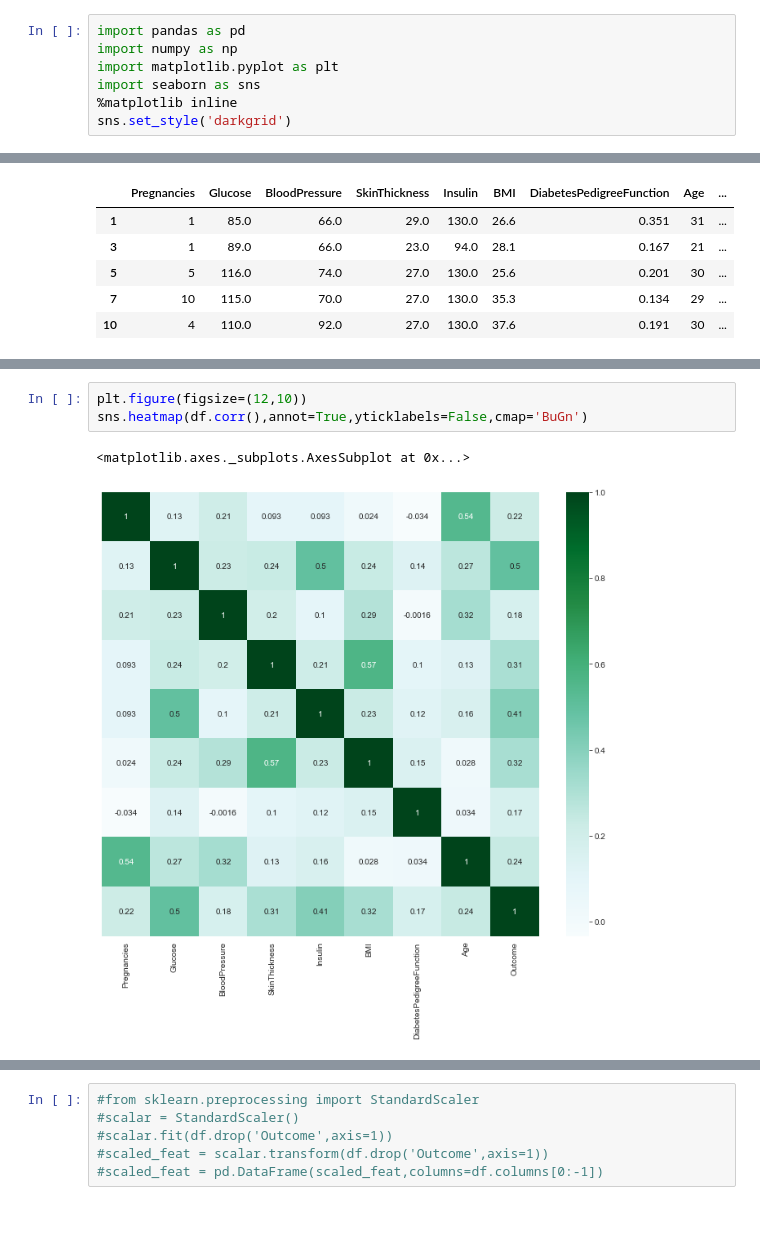
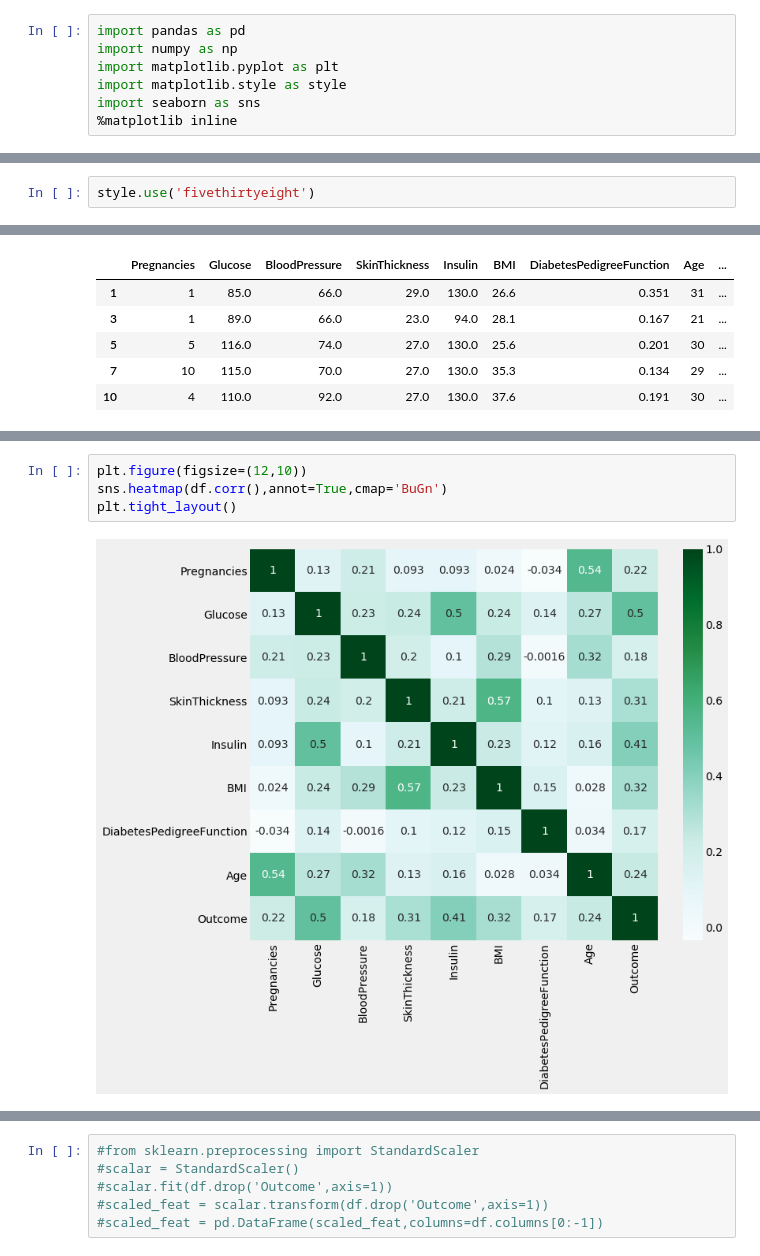
Before and after one commit to omer8/Codeacademy-Projects, a Jupyter notebook: KNN_Cat_Project.ipynb, the cells around one changed output, grey strips where cells are left out. Saved outputs shown, nothing was run; the diff lists cells and outputs as text; blank space fills up the shorter version.

```diff
--- a/KNN_Cat_Project.ipynb
+++ b/KNN_Cat_Project.ipynb
@@ -2,6 +2,6 @@
 import pandas as pd
 import numpy as np
 import matplotlib.pyplot as plt
+import matplotlib.style as style
 import seaborn as sns
 %matplotlib inline
-sns.set_style('darkgrid')
@@ -8,3 +12,5 @@ sns.set_style('darkgrid')
+# %%
+style.use('fivethirtyeight')
 # %%
 df = pd.read_csv(r'C:\Users\omar mohamed\Downloads\task\diabetes.csv')
 # %%
@@ -163,7 +194,7 @@ df.head()
 # %%
 plt.figure(figsize=(12,10))
-sns.heatmap(df.corr(),annot=True,yticklabels=False,cmap='BuGn')
+sns.heatmap(df.corr(),annot=True,cmap='BuGn')
+plt.tight_layout()
 # %% [output]
-<matplotlib.axes._subplots.AxesSubplot at 0x...>
-[figure, old version]
+[figure, new version]
 # %%
```
Also changed, not shown: parts of 44 cells of this notebook.
